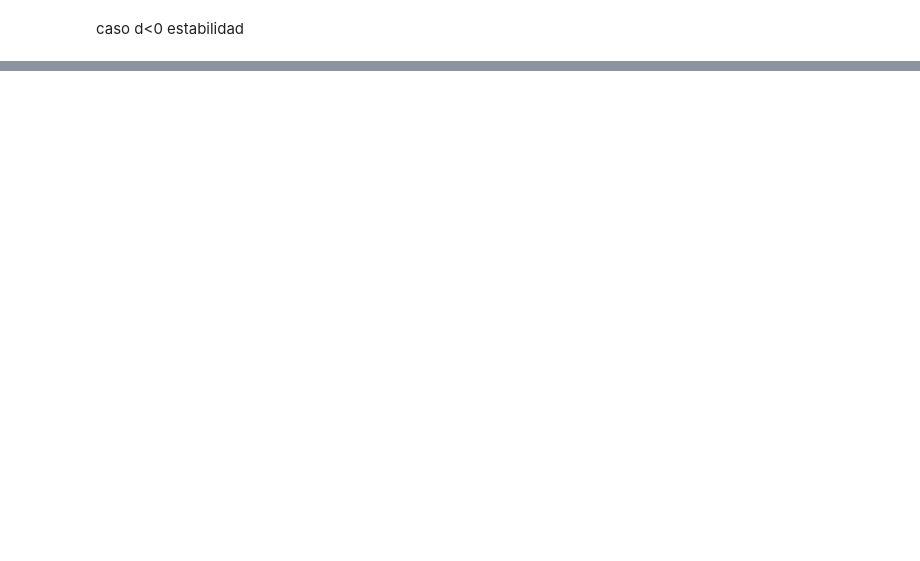
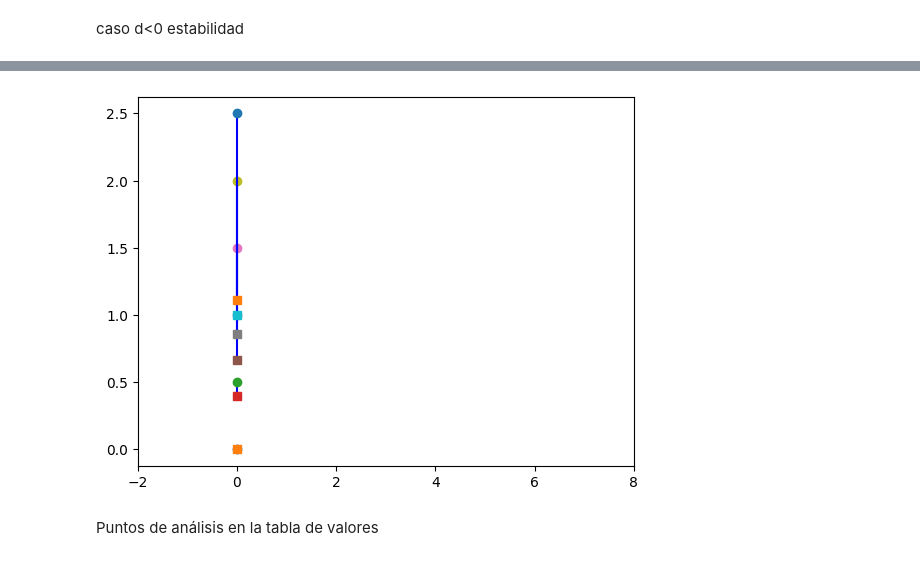
Before and after one commit to FVSB/System-Differential-Equations-final-proyect, a Jupyter notebook: Proyect.ipynb, the cells around one changed output, grey strips where cells are left out. Saved outputs shown, nothing was run; the diff lists cells and outputs as text; code cells hidden in the pictures; blank space fills up the shorter version.

```diff
--- a/Proyect.ipynb
+++ b/Proyect.ipynb
@@ -284,0 +359,19 @@ plotdf([w_f.string().upper(),w_g.string().upper()])
+# %%
+from scipy.integrate import odeint
+import numpy as np
+for y20 in [0, 0.5, 1, 1.5, 2, 2.5]:
+    tspan = np.linspace(0, 0.5, 20)
+    y0 = [0.0, y20]
+    ys = odeint(f, y0, tspan)
+    plt.plot(ys[:,0], ys[:,1], 'b-') # path
+    plt.plot([ys[0,0]], [ys[0,1]], 'o') # start
+    plt.plot([ys[-1,0]], [ys[-1,1]], 's') # end
+
+
+plt.xlim([-2, 8])
+
+plt.show()
+# %% [output]
+[figure, added]
+# %% [markdown]
+Puntos de análisis en la tabla de valores
```
Also changed, not shown: parts of 11 cells of this notebook, 3 other files.
